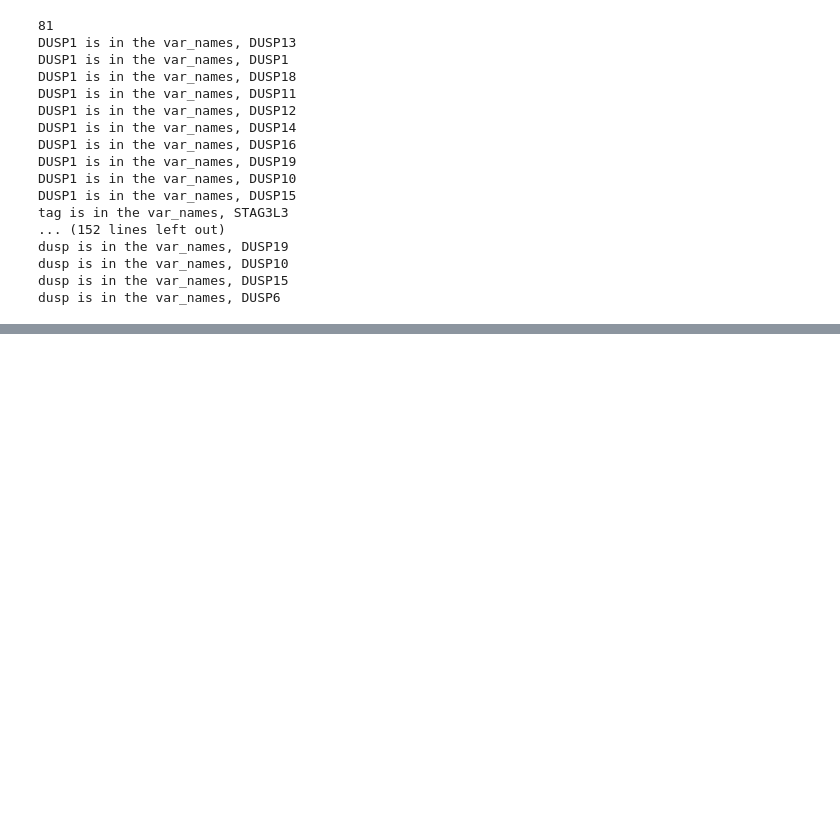
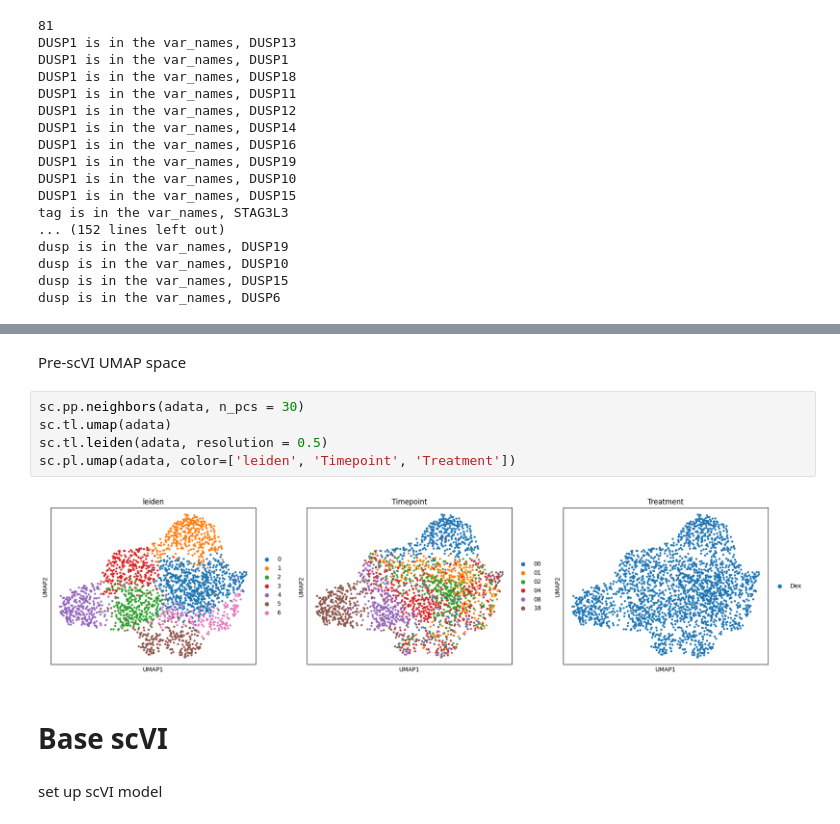
Before and after one commit to Formanj-0/UpDown_Project, a Jupyter notebook: Story/DatatypeDrivenApproach_LinAlg/Dex_PP_DE.ipynb, the cells around one changed output, grey strips where cells are left out. Saved outputs shown, nothing was run; the diff lists cells and outputs as text; blank space fills up the shorter version.

```diff
--- a/Story/DatatypeDrivenApproach_LinAlg/Dex_PP_DE.ipynb
+++ b/Story/DatatypeDrivenApproach_LinAlg/Dex_PP_DE.ipynb
@@ -209,0 +233,13 @@ print(len(union_genes))
+# %% [markdown]
+Pre-scVI UMAP space
+# %%
+sc.pp.neighbors(adata, n_pcs = 30)
+sc.tl.umap(adata)
+sc.tl.leiden(adata, resolution = 0.5)
+sc.pl.umap(adata, color=['leiden', 'Timepoint', 'Treatment'])
+# %% [output]
+[figure, added]
+# %% [markdown]
+# Base scVI
+# %% [markdown]
+set up scVI model
```
Also changed, not shown: parts of 34 cells of this notebook, 7 other files.
